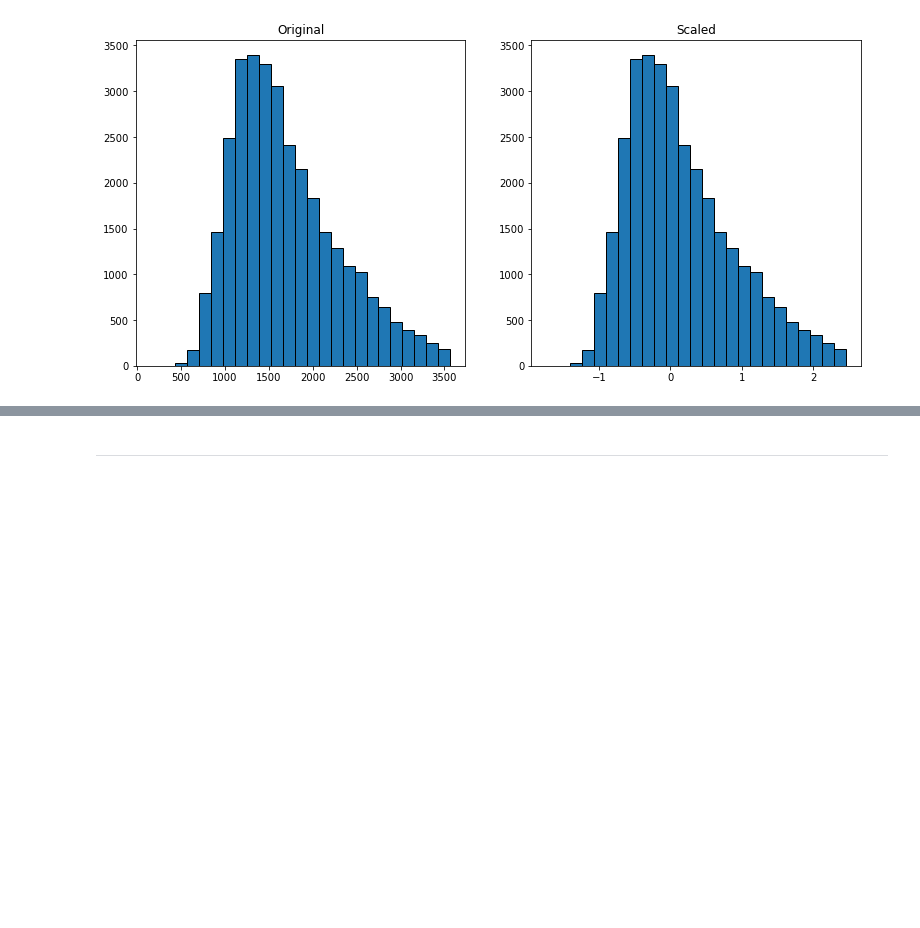
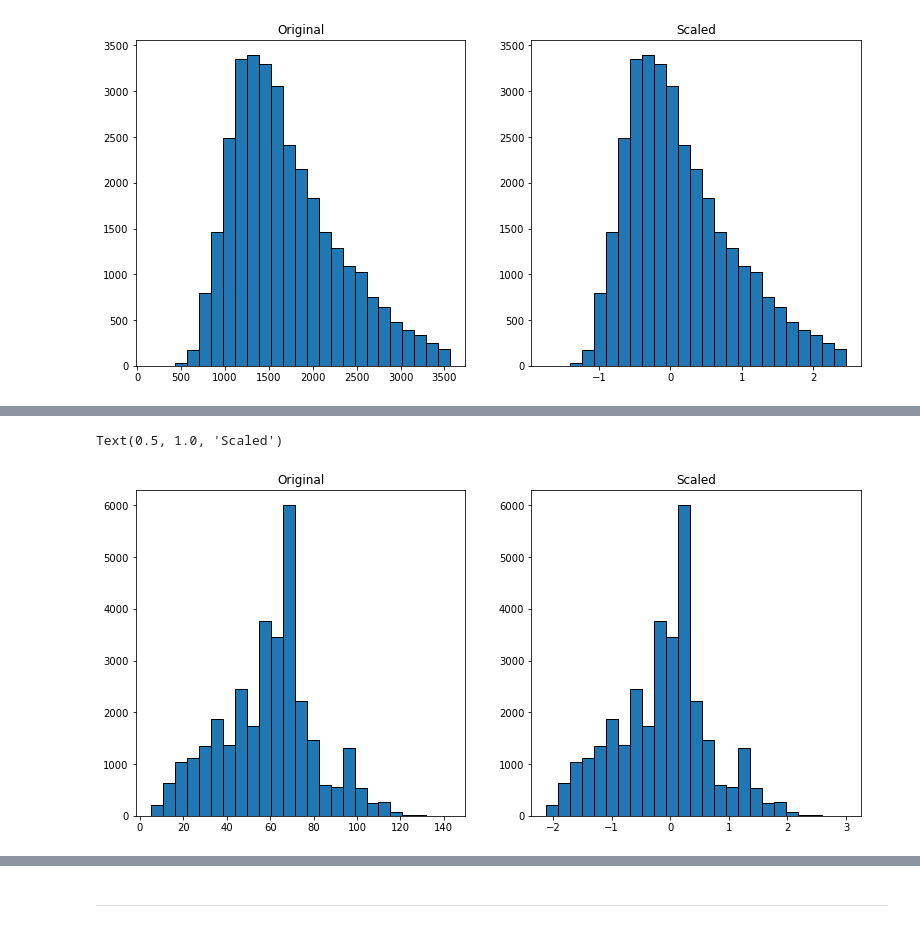
Before and after one commit to Jared-Godar/regression-project, a Jupyter notebook: zillo-project.ipynb, the cells around one changed output, grey strips where cells are left out. Drawn from its saved outputs; the diff is of its cells as text; code cells hidden in the pictures; blank space fills up the shorter version.

```diff
--- a/zillo-project.ipynb
+++ b/zillo-project.ipynb
@@ -785,2 +831,15 @@ Text(0.5, 1.0, 'Scaled')
+# %%
+#Vizualize scaler
+
+plt.figure(figsize=(13, 6))
+plt.subplot(121)
+plt.hist(X_train.age, bins=25, ec='black')
+plt.title('Original')
+plt.subplot(122)
+plt.hist(X_train.age_scaled, bins=25, ec='black')
+plt.title('Scaled')
+# %% [output]
+Text(0.5, 1.0, 'Scaled')
+[figure, added]
 # %%
 X_train_scaled.describe().T
```
Also changed, not shown: parts of 19 cells of this notebook, 2 other files.
